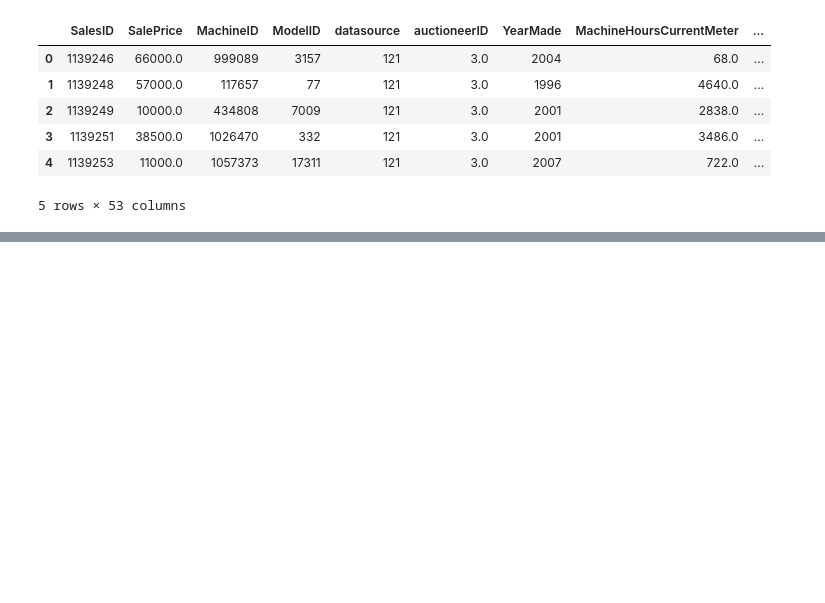
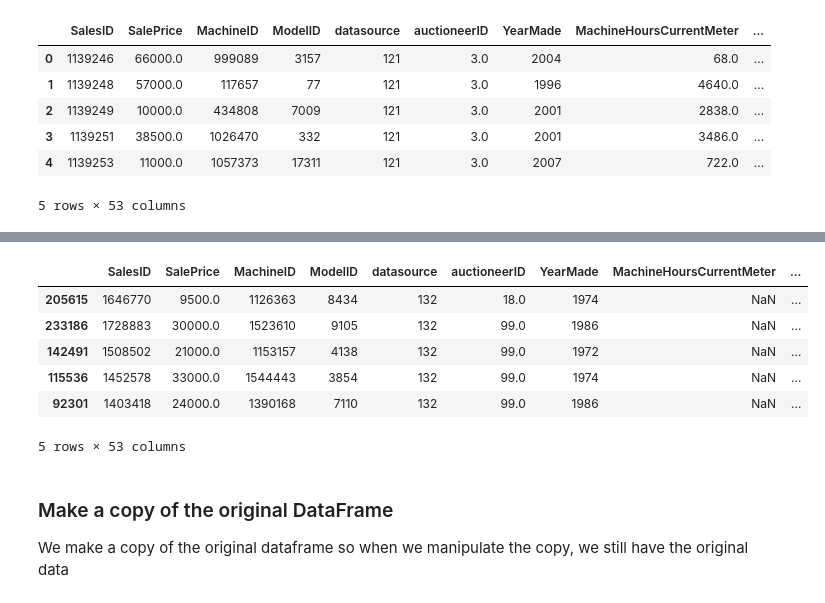
Before and after one commit to cwg7/Bulldozer-Price-Prediction, a Jupyter notebook: bulldozer-price-prediction.ipynb, the cells around one changed output, grey strips where cells are left out. Saved outputs shown, nothing was run; the diff lists cells and outputs as text; code cells hidden in the pictures; blank space fills up the shorter version.

```diff
--- a/bulldozer-price-prediction.ipynb
+++ b/bulldozer-price-prediction.ipynb
@@ -206,0 +251,5 @@ df.head()
+# %%
+# Sort DataFrame in date order
+
+df.sort_values(by=["saledate"], inplace=True, ascending=True)
+df.saledate.head(20)
@@ -206,0 +274,14 @@ df.head()
+# %%
+df.head()
+# %% [output]
+|  | SalesID | SalePrice | MachineID | ModelID | datasource | auctioneerID | YearMade | MachineHoursCurrentMeter | ... |
+| 205615 | 1646770 | 9500.0 | 1126363 | 8434 | 132 | 18.0 | 1974 | NaN | ... |
+| 233186 | 1728883 | 30000.0 | 1523610 | 9105 | 132 | 99.0 | 1986 | NaN | ... |
+| 142491 | 1508502 | 21000.0 | 1153157 | 4138 | 132 | 99.0 | 1972 | NaN | ... |
+| 115536 | 1452578 | 33000.0 | 1544443 | 3854 | 132 | 99.0 | 1974 | NaN | ... |
+| 92301 | 1403418 | 24000.0 | 1390168 | 7110 | 132 | 99.0 | 1986 | NaN | ... |
+5 rows × 53 columns
+# %% [markdown]
+### Make a copy of the original DataFrame
+
+We make a copy of the original dataframe so when we manipulate the copy, we still have the original data
```
Also changed, not shown: parts of 6 cells of this notebook.
